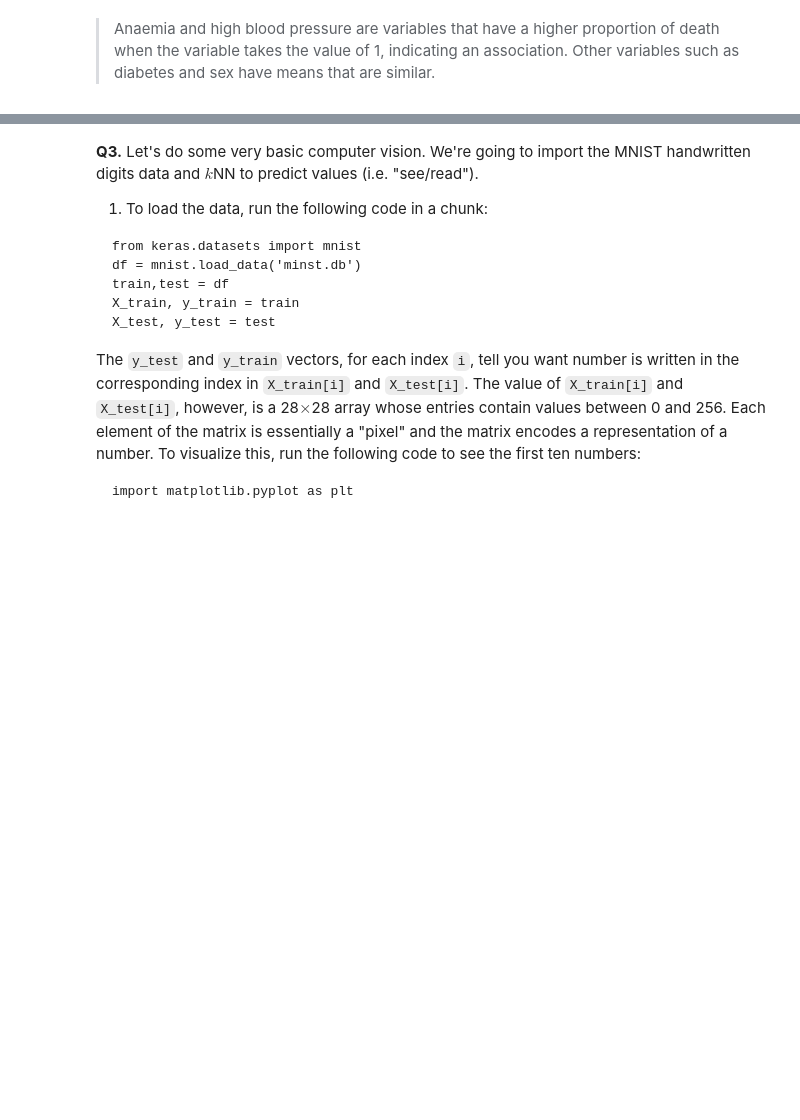
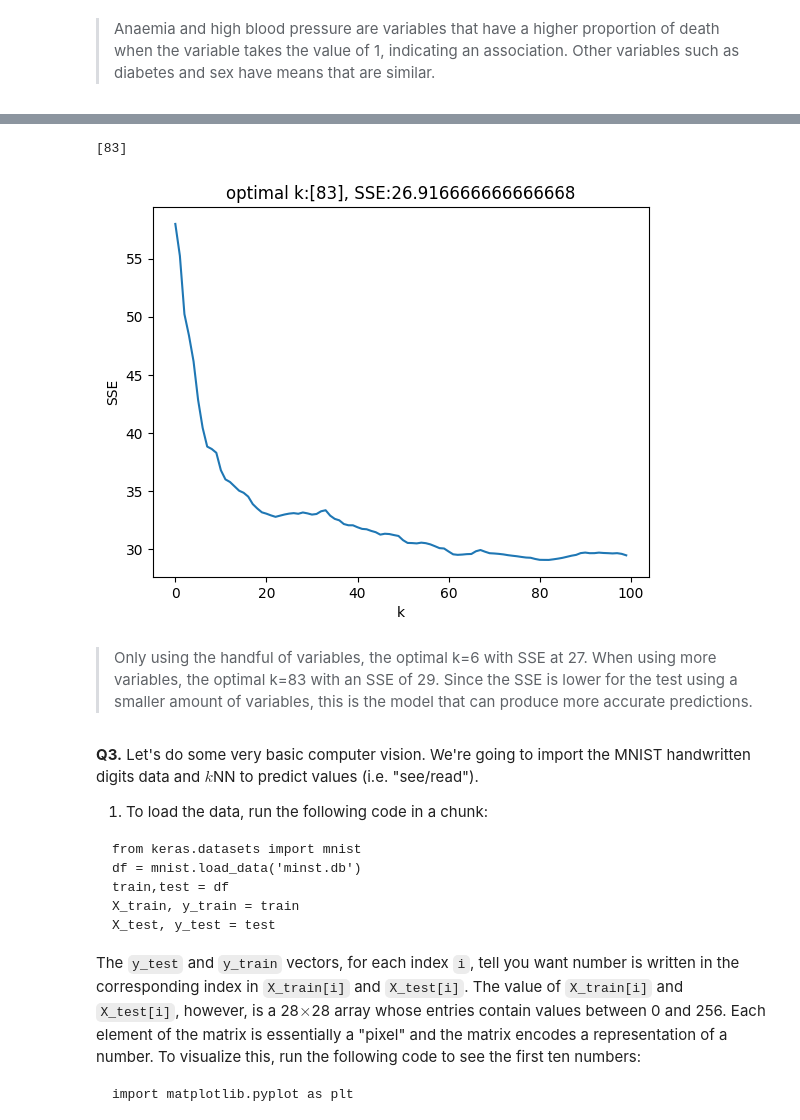
Before and after one commit to kkuang116/DS-3001_knn, a Jupyter notebook: assignment_knn_mywork.ipynb, the cells around one changed output, grey strips where cells are left out. Drawn from its saved outputs; the diff is of its cells as text; code cells hidden in the pictures; blank space fills up the shorter version.

```diff
--- a/assignment_knn_mywork.ipynb
+++ b/assignment_knn_mywork.ipynb
@@ -287,3 +309,41 @@ y_test = y.iloc[test]
+# %%
+# Part 8: Do steps 5-7 again, but use all of the variables (except TIME)
+X = df.drop("DEATH_EVENT", axis = 1)
+X_train = X.iloc[train,:]
+y_train = y.iloc[train]
+X_test = X.iloc[test,:]
+y_test = y.iloc[test]
+
+
+from sklearn.neighbors import KNeighborsRegressor
+k_bar = 100   # finding optimal k
+k_grid = np.arange(1, k_bar)    # range to consider
+SSE = np.zeros(k_bar)
+
+for k in range(k_bar):
+  knn = KNeighborsRegressor(n_neighbors = k+1)
+  predictor = knn.fit(X_train, y_train)
+  y_hat = knn.predict(X_test)
+  SSE[k] = np.sum((y_test-y_hat)**2)
+
+SEE_min = np.min(SSE)   # highest recorded accuracy
+min_index = np.where(SSE==SEE_min)
+k_star = k_grid[min_index]
+print(k_star)
+
+
+plt.plot(np.arange(0,k_bar), SSE)    # plotting accuracy by k
+plt.xlabel("k")
+plt.title("optimal k:" +str(k_star)+", SSE:"+str(SSE_min))
+plt.ylabel("SSE")
+plt.show()
+
+# optimal k at 83
+# %% [output]
+[83]
+[figure, added]
+# %% [markdown]
+> Only using the handful of variables, the optimal k=6 with SSE at 27. When using more variables, the optimal k=83 with an SSE of 29. Since the SSE is lower for the test using a smaller amount of variables, this is the model that can produce more accurate predictions.
 # %% [markdown]
 **Q3.** Let's do some very basic computer vision. We're going to import the MNIST handwritten digits data and $k$NN to predict values (i.e. "see/read").
 
```
Also changed, not shown: parts of 3 cells of this notebook.
